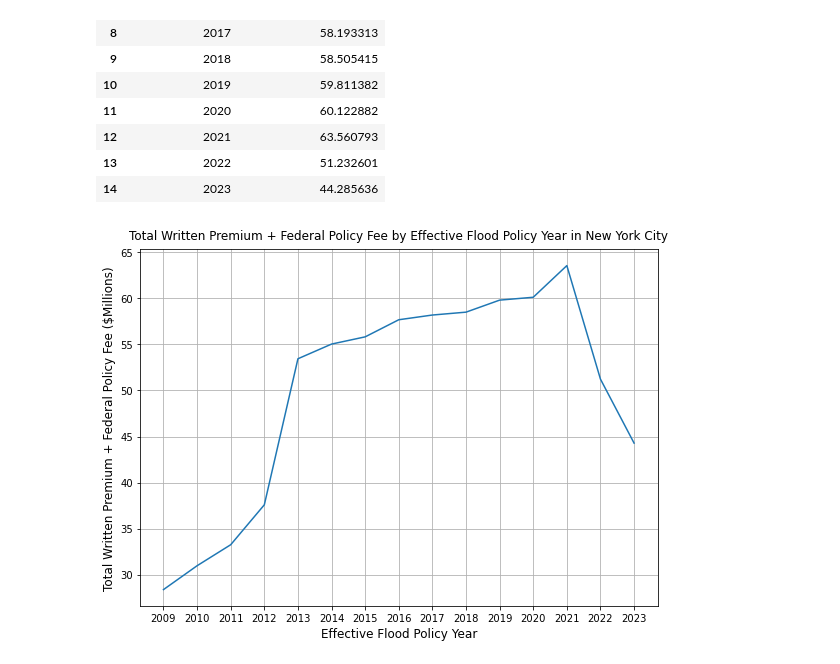
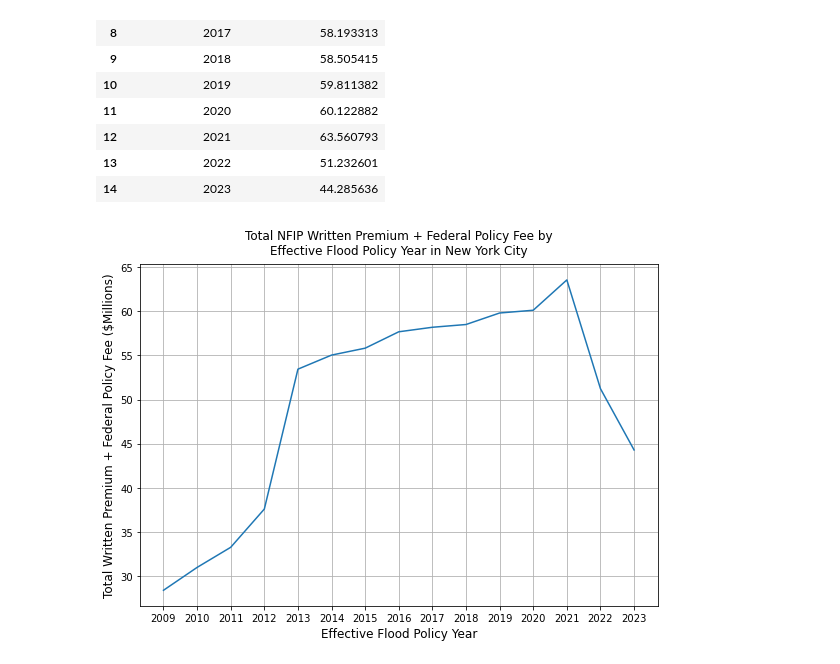
Before and after one commit to mebauer/fema-nfip-nyc, a Jupyter notebook: sample-analysis-policies.ipynb, the cells around one changed output. Saved outputs shown, nothing was run; the diff lists cells and outputs as text; code cells hidden in the pictures.

Commit message:
add NFIP to plot labels

```diff
--- a/sample-analysis-policies.ipynb
+++ b/sample-analysis-policies.ipynb
@@ -394,22 +394,23 @@ total_policy_fee
 # %%
 fig, ax = plt.subplots(figsize=(8, 6))
 
 sns.lineplot(
     x=total_policy_fee['policyEffectiveYear'],
     y=total_policy_fee['totalPremiumPolicyFeeM'],
     color='#1f77b4'
 )
 
-label = 'Total Written Premium + Federal Policy Fee by Effective Flood Policy Year in New York City'
+label = 'Total NFIP Written Premium + Federal Policy Fee by\n\
+Effective Flood Policy Year in New York City'
 plt.title(label, fontsize=12, pad=10)
 plt.xlabel('Effective Flood Policy Year', fontsize=12)
 plt.ylabel('Total Written Premium + Federal Policy Fee ($Millions)', fontsize=12)
 
 xticks = np.arange(2009, 2024, 1)
 ax.set_xticks(xticks)
 plt.grid(True)
 
 plt.tight_layout()
 plt.savefig('figures/total-policy-fee.png', bbox_inches='tight', dpi=250)
 # %% [output]
-[figure, old version]
+[figure, new version]
```
Also changed, not shown: parts of 6 cells of this notebook, 7 other files.
